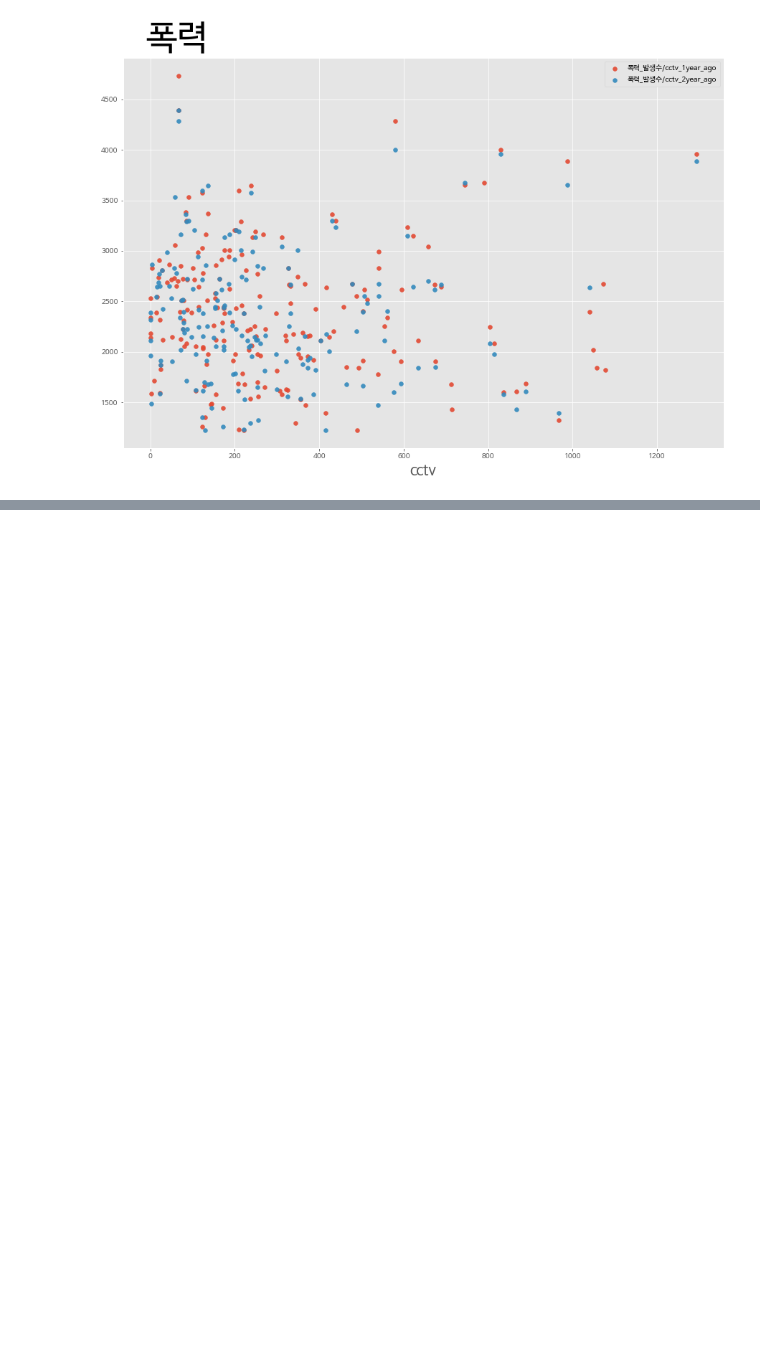
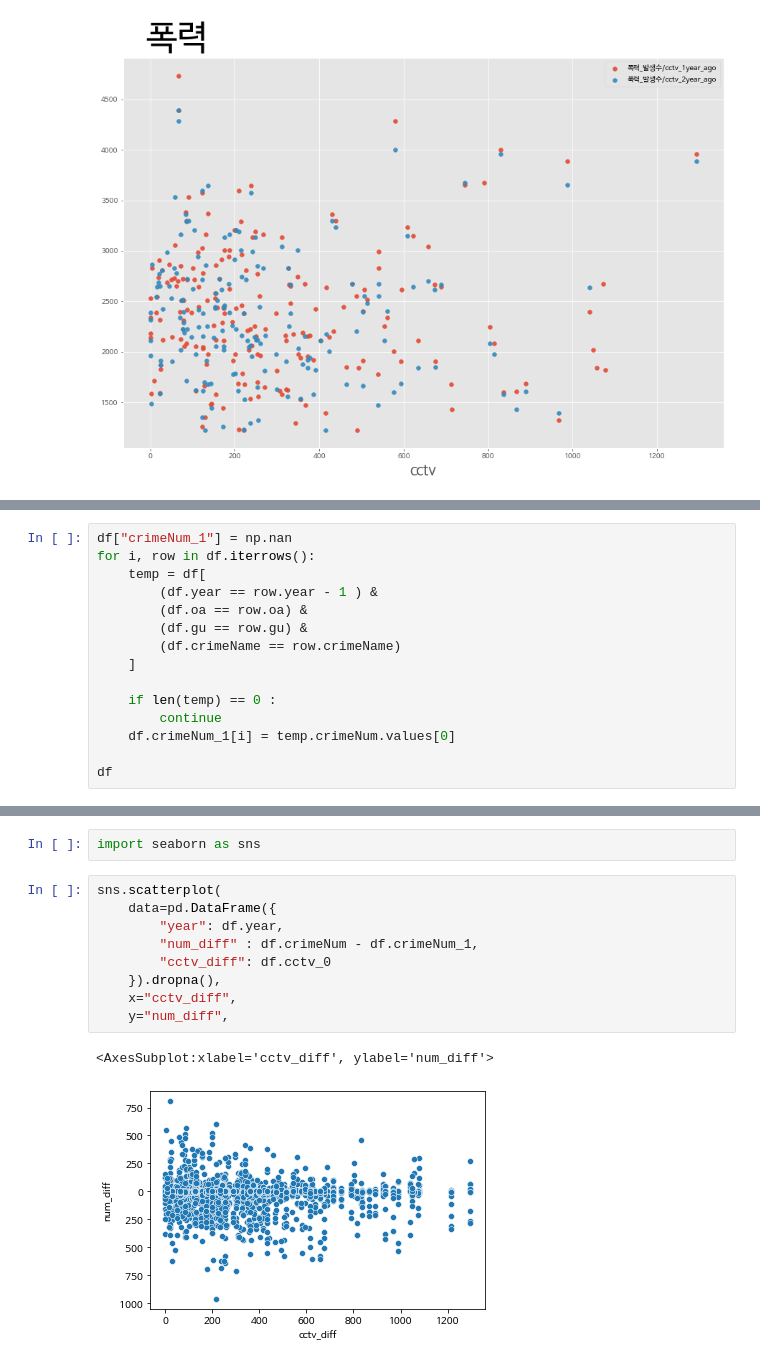
Before and after one commit to dacon-competition-seoul/dacon-seoul, a Jupyter notebook: 자치구별분석.ipynb, the cells around one changed output, grey strips where cells are left out. Drawn from its saved outputs; the diff is of its cells as text; blank space fills up the shorter version.

```diff
--- a/자치구별분석.ipynb
+++ b/자치구별분석.ipynb
@@ -119,0 +213,15 @@ analysis.visualize(x="cctv", shift=[1,2], arrest=False)
+# %%
+df["crimeNum_1"] = np.nan
+for i, row in df.iterrows():
+    temp = df[
+        (df.year == row.year - 1 ) &
+        (df.oa == row.oa) &
+        (df.gu == row.gu) &
+        (df.crimeName == row.crimeName)
+    ]
+
+    if len(temp) == 0 :
+        continue
+    df.crimeNum_1[i] = temp.crimeNum.values[0]
+
+df
@@ -119,0 +246,14 @@ analysis.visualize(x="cctv", shift=[1,2], arrest=False)
+# %%
+import seaborn as sns
+# %%
+sns.scatterplot(
+    data=pd.DataFrame({
+        "year": df.year,
+        "num_diff" : df.crimeNum - df.crimeNum_1,
+        "cctv_diff": df.cctv_0
+    }).dropna(),
+    x="cctv_diff",
+    y="num_diff",
+# %% [output]
+<AxesSubplot:xlabel='cctv_diff', ylabel='num_diff'>
+[figure, added]
```
Also changed, not shown: parts of 12 cells of this notebook.
